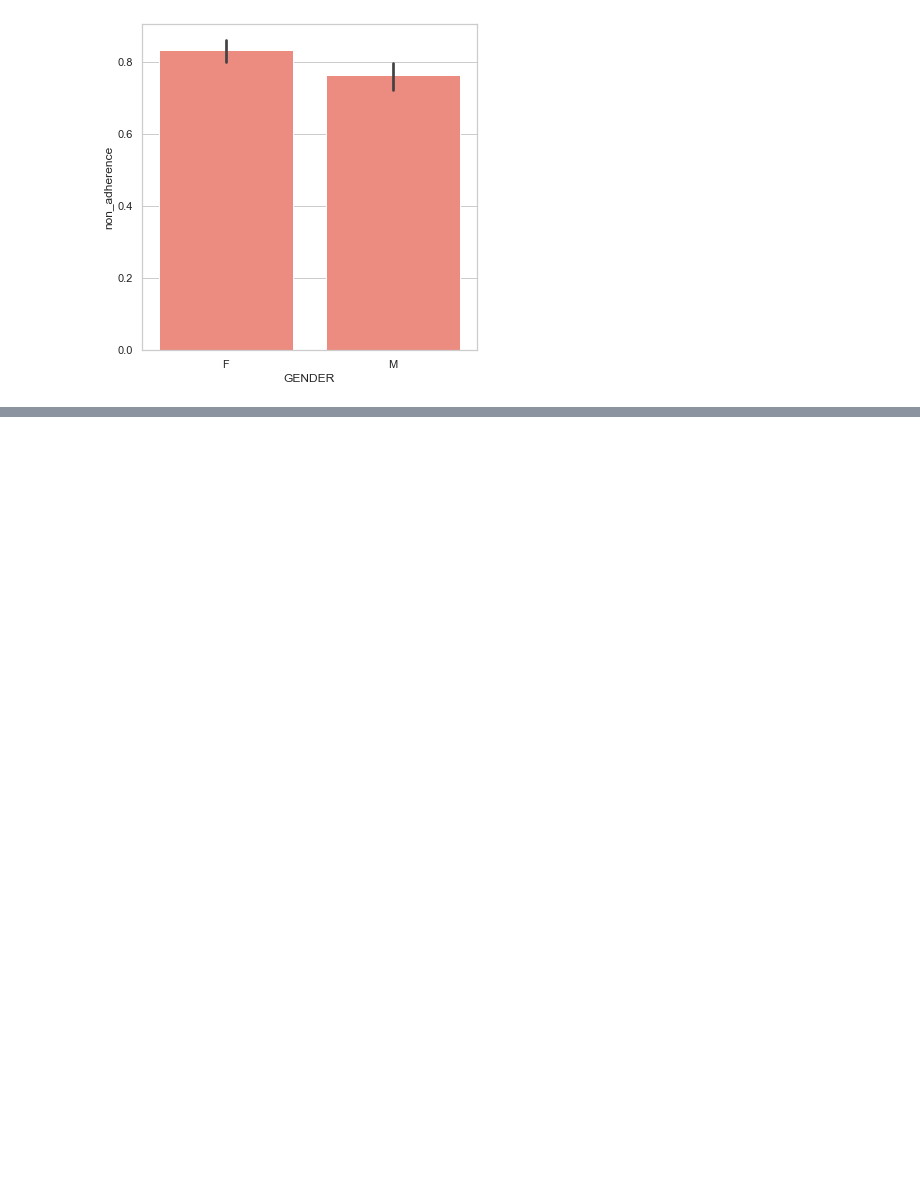
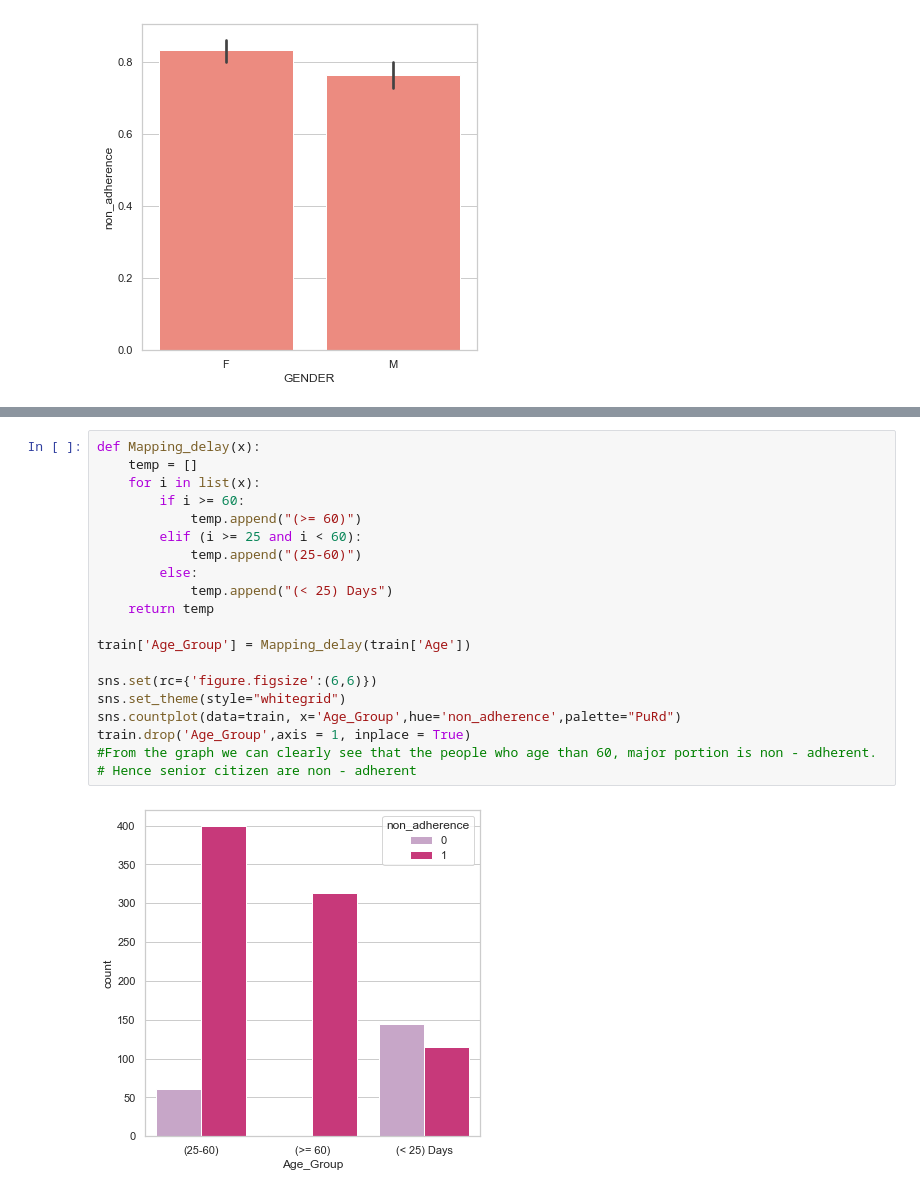
Before and after one commit to shivaamm/Bytecoders-Stratethon, a Jupyter notebook: Jupyter Notebooks/Data-anaytics.ipynb, the cells around one changed output, grey strips where cells are left out. Drawn from its saved outputs; the diff is of its cells as text; blank space fills up the shorter version.

```diff
--- a/Jupyter Notebooks/Data-anaytics.ipynb
+++ b/Jupyter Notebooks/Data-anaytics.ipynb
@@ -141,0 +171,22 @@ sns.catplot(y="COUNTY", kind="count", palette="Set2", data=train,hue = "non_adhe
+# %%
+def Mapping_delay(x):
+    temp = []
+    for i in list(x):
+        if i >= 60:
+            temp.append("(>= 60)")
+        elif (i >= 25 and i < 60):
+            temp.append("(25-60)")
+        else:
+            temp.append("(< 25) Days")
+    return temp
+
+train['Age_Group'] = Mapping_delay(train['Age'])
+
+sns.set(rc={'figure.figsize':(6,6)})
+sns.set_theme(style="whitegrid")
+sns.countplot(data=train, x='Age_Group',hue='non_adherence',palette="PuRd")
+train.drop('Age_Group',axis = 1, inplace = True)
+#From the graph we can clearly see that the people who age than 60, major portion is non - adherent.
+# Hence senior citizen are non - adherent
+# %% [output]
+[figure, added]
```
Also changed, not shown: parts of 67 cells of this notebook, 1 other file.
